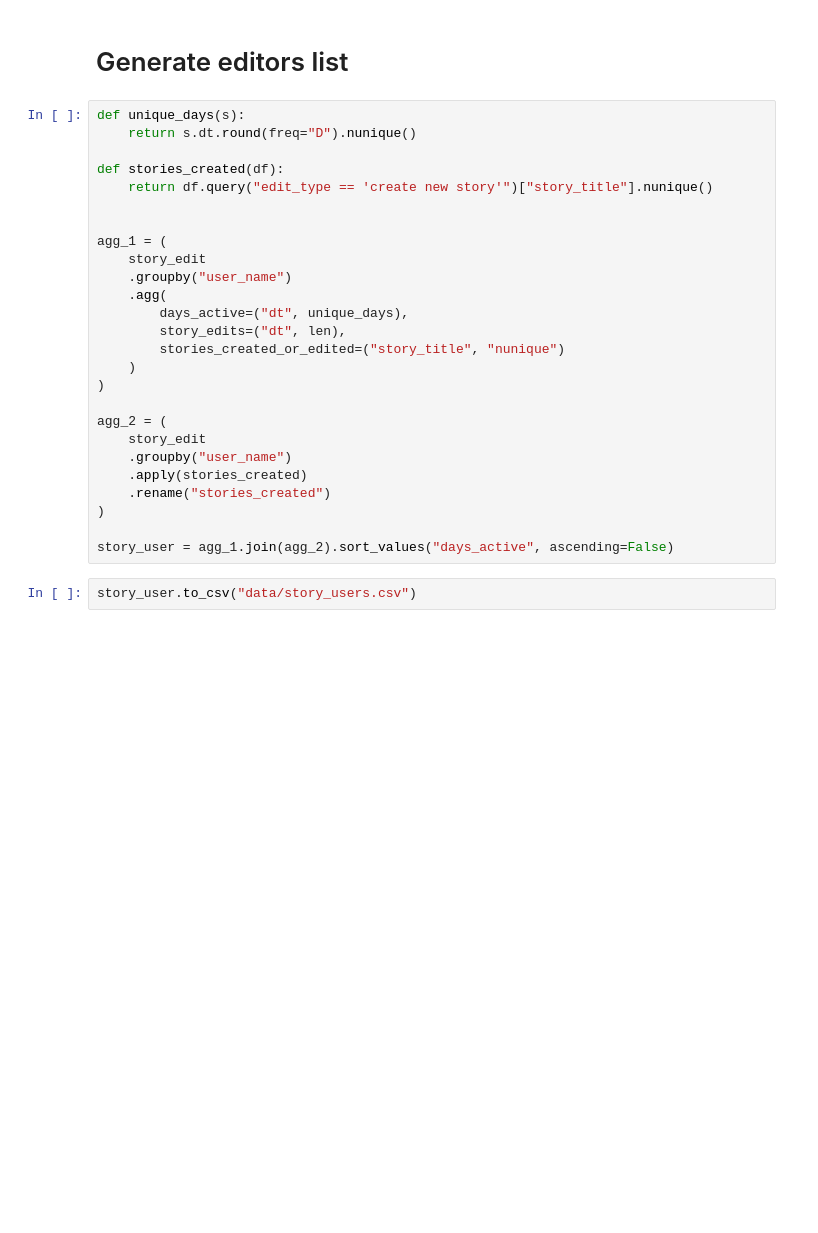
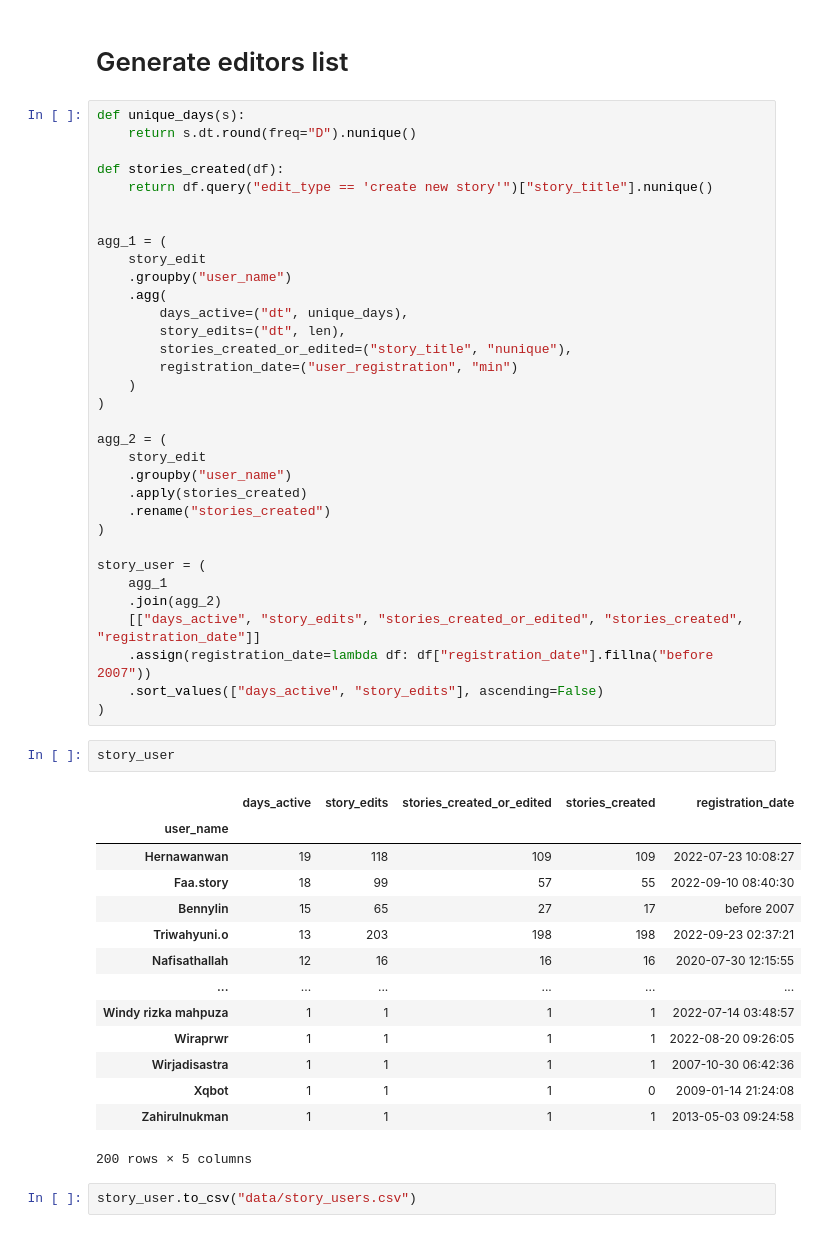
Before and after one commit to wikimedia-research/2022-Wikistories, a Jupyter notebook: basic_stats.ipynb, the cells around one changed output. Drawn from its saved outputs; the diff is of its cells as text; blank space fills up the shorter version.

```diff
--- a/basic_stats.ipynb
+++ b/basic_stats.ipynb
@@ -203,7 +237,8 @@ agg_1 = (
     .agg(
         days_active=("dt", unique_days),
         story_edits=("dt", len),
-        stories_created_or_edited=("story_title", "nunique")
+        stories_created_or_edited=("story_title", "nunique"),
+        registration_date=("user_registration", "min")
     )
 )
 
@@ -214,6 +249,29 @@ agg_2 = (
     .rename("stories_created")
 )
 
-story_user = agg_1.join(agg_2).sort_values("days_active", ascending=False)
+story_user = (
+    agg_1
+    .join(agg_2)
+    [["days_active", "story_edits", "stories_created_or_edited", "stories_created", "registration_date"]]
+    .assign(registration_date=lambda df: df["registration_date"].fillna("before 2007"))
+    .sort_values(["days_active", "story_edits"], ascending=False)
+)
+# %%
+story_user
+# %% [output]
+|  | days_active | story_edits | stories_created_or_edited | stories_created | registration_date |
+| user_name |  |  |  |  |  |
+| Hernawanwan | 19 | 118 | 109 | 109 | 2022-07-23 10:08:27 |
+| Faa.story | 18 | 99 | 57 | 55 | 2022-09-10 08:40:30 |
+| Bennylin | 15 | 65 | 27 | 17 | before 2007 |
+| Triwahyuni.o | 13 | 203 | 198 | 198 | 2022-09-23 02:37:21 |
+| Nafisathallah | 12 | 16 | 16 | 16 | 2020-07-30 12:15:55 |
+| ... | ... | ... | ... | ... | ... |
+| Windy rizka mahpuza | 1 | 1 | 1 | 1 | 2022-07-14 03:48:57 |
+| Wiraprwr | 1 | 1 | 1 | 1 | 2022-08-20 09:26:05 |
+| Wirjadisastra | 1 | 1 | 1 | 1 | 2007-10-30 06:42:36 |
+| Xqbot | 1 | 1 | 1 | 0 | 2009-01-14 21:24:08 |
+| Zahirulnukman | 1 | 1 | 1 | 1 | 2013-05-03 09:24:58 |
+200 rows × 5 columns
 # %%
 story_user.to_csv("data/story_users.csv")
```
Also changed, not shown: parts of 6 cells of this notebook.
